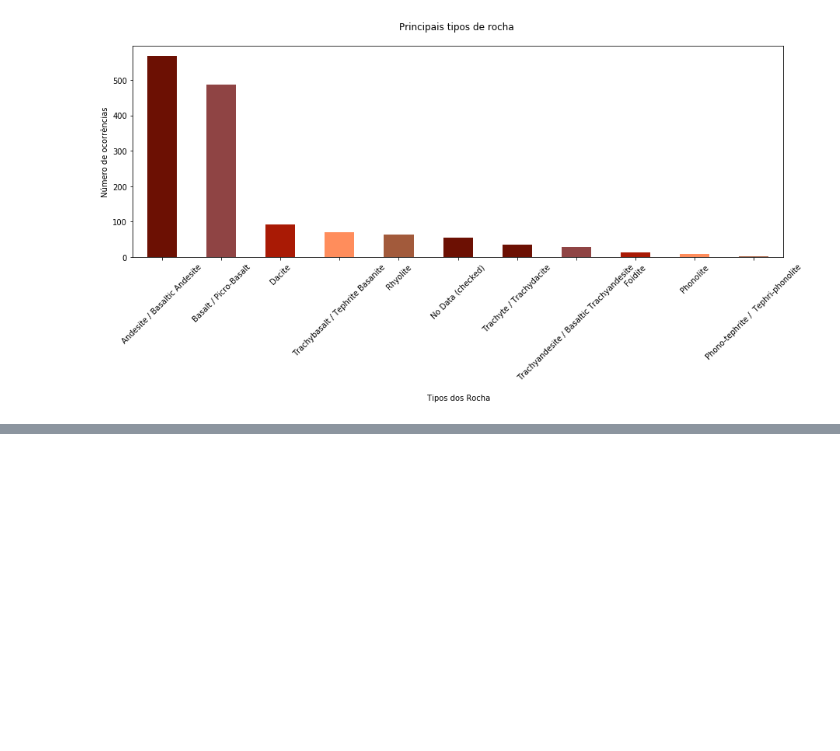
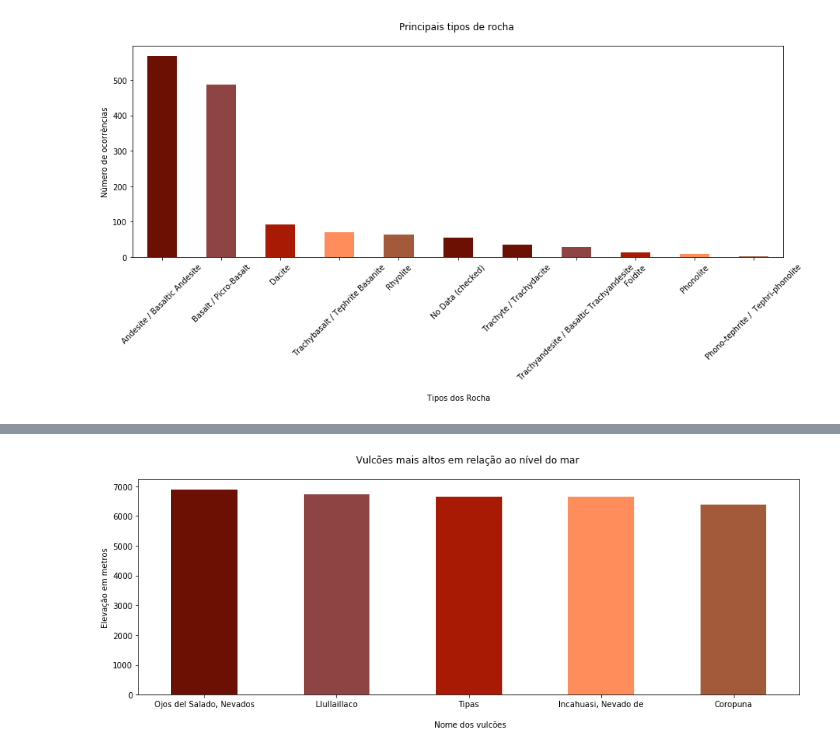
Before and after one commit to matheusbattisti/analise01_vulcan_eruptions, a Jupyter notebook: Vulcan_Eruption_Analysis.ipynb, the cells around one changed output, grey strips where cells are left out. Drawn from its saved outputs; the diff is of its cells as text; code cells hidden in the pictures; blank space fills up the shorter version.

```diff
--- a/Vulcan_Eruption_Analysis.ipynb
+++ b/Vulcan_Eruption_Analysis.ipynb
@@ -429,0 +435,8 @@ plt.show()
+# %%
+'''
+    Vamos ordernar os valores pela elevação, e com o parâmetro ascending = False temos a ordem descendente,
+    com head pegamos apenas as 5 primeiras linhas dos resultados, que já satisfaz a resposta
+'''
+vulcanheight = df.sort_values('Elevation (m)', ascending=False).head()
+
+vulcanheight
@@ -429,0 +458,16 @@ plt.show()
+# %%
+# Criando o gráfico de altura
+ax = vulcanheight['Elevation (m)'].plot(kind='bar', figsize=(15,5), color=colors)
+
+# Setando as labels dos países
+ax.set_xticklabels(vulcanheight['Volcano Name'], rotation=0)
+# Setando a label de Y
+ax.set_ylabel('Elevação em metros')
+# Setando a label de X
+ax.set_xlabel('\n Nome dos vulcões')
+# Setando o título do gráfico
+ax.set_title('Vulcões mais altos em relação ao nível do mar \n')
+
+plt.show()
+# %% [output]
+[figure, added]
```
Also changed, not shown: parts of 9 cells of this notebook.
